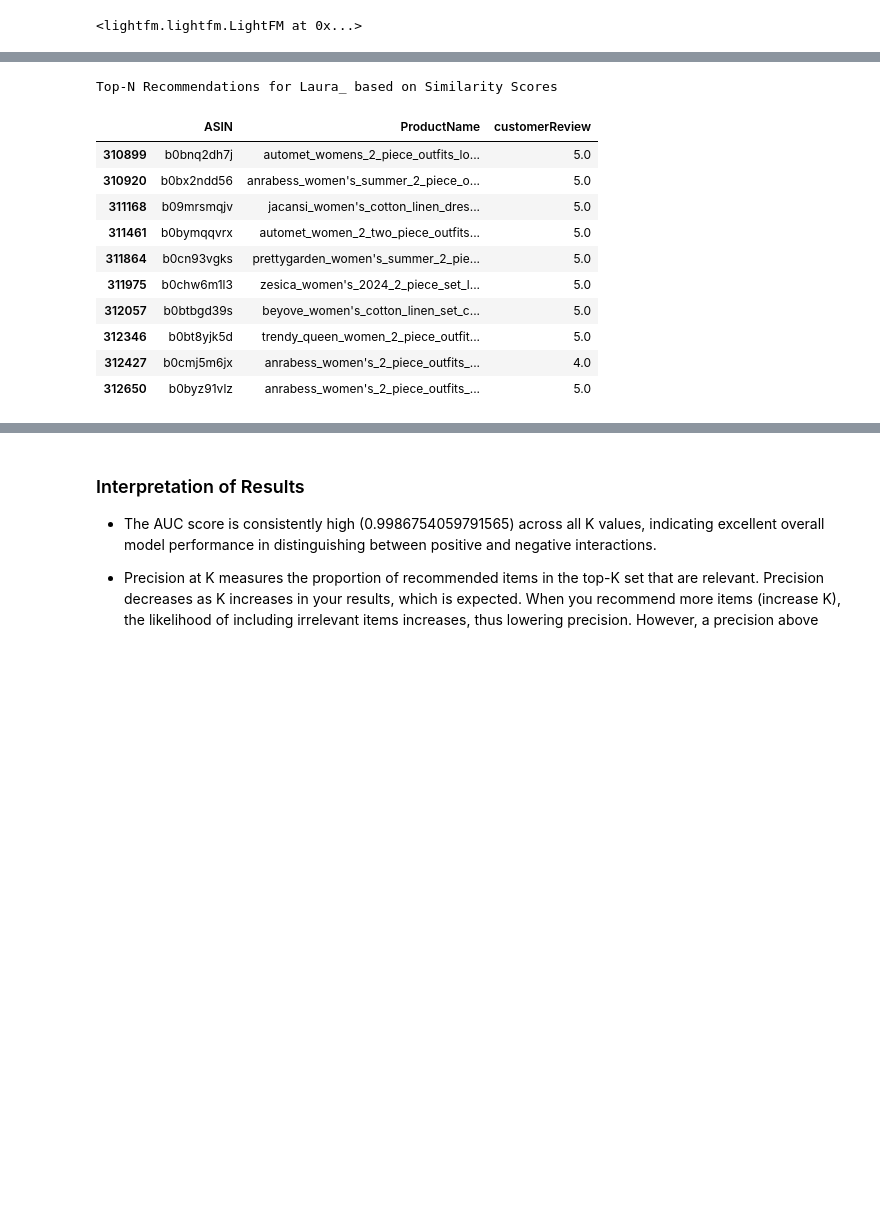
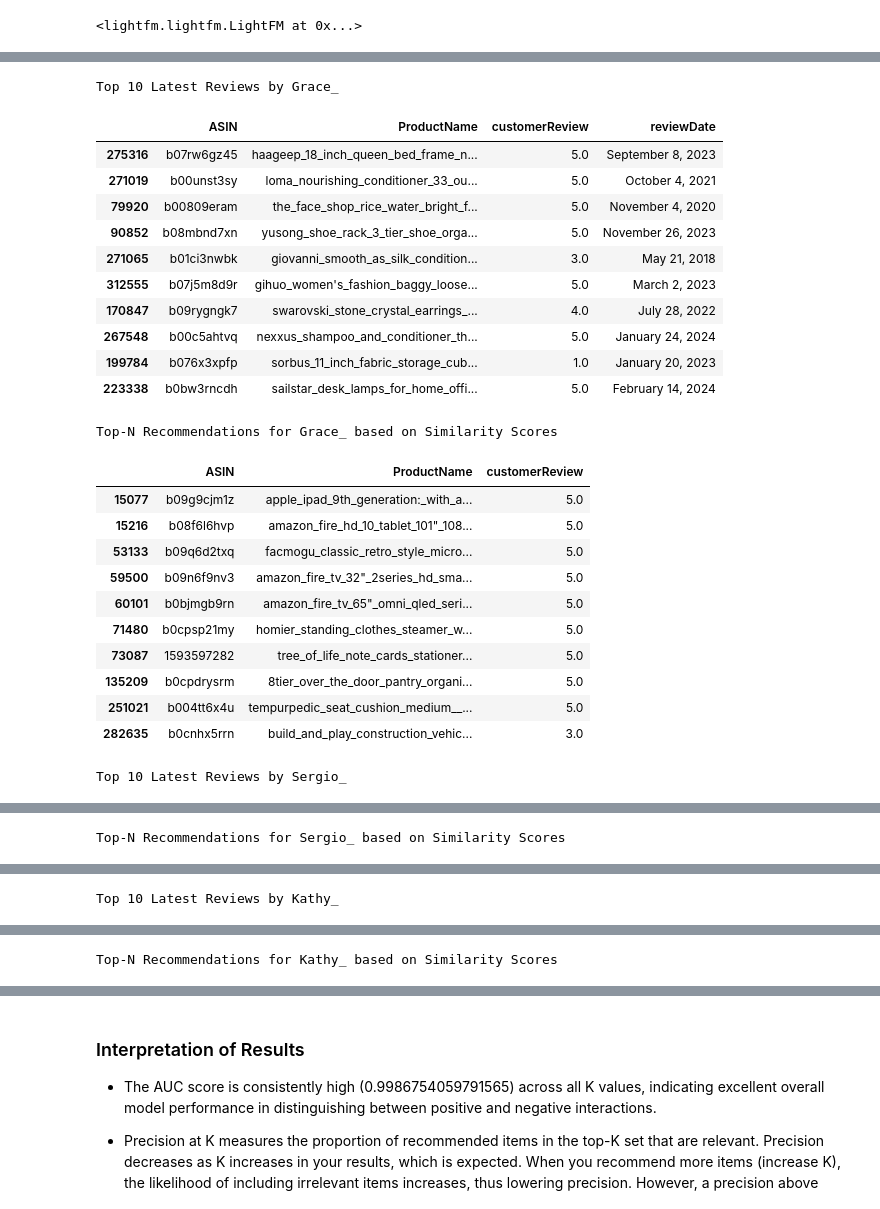
Before and after one commit to K-Winkles/kaban-multimodel-recommender, a Jupyter notebook: dev/main.ipynb, the cells around one changed output, grey strips where cells are left out. Cells and saved outputs as stored; diff of their text form; code cells hidden in the pictures; blank space fills up the shorter version.

```diff
--- a/dev/main.ipynb
+++ b/dev/main.ipynb
@@ -810,7 +784,0 @@ def get_top_n_recommendations_with_latest_transactions(model, dataset, user_id,
-# %%
-uid = 'Laura_'
-
-reviews_df = reviews_df.reset_index()
-print(f"Top 10 Latest Reviews by {uid}")
-reviewer_reviews_df = reviews_df[reviews_df['reviewerID'] == uid][['ASIN','ProductName','customerReview','reviewDate']]
-reviewer_reviews_df.sort_values(by='reviewDate', ascending=False).head(10)
@@ -830,24 +828,53 @@ Top 10 Latest Reviews by Laura_
 # %%
-user_profile = calculate_user_profile(uid, udf, items_df)
-user_history = reviews_df[reviews_df['reviewerID'] == uid]['ASIN'].unique()
-recommendations = get_recommendations(user_profile, items_df, 10, user_history, False, 'cos')
+try:
+    reviews_df = reviews_df.reset_index()
+except:
+    pass
 
-top_recommendation_asins = list(recommendations.keys())
-recommended_products_df = reviews_df[reviews_df['ASIN'].isin(top_recommendation_asins)].drop_duplicates(subset=['ASIN'])
+iter = 0
+for uid in userids:
+    print(f"Top 10 Latest Reviews by {uid}")
+    reviewer_reviews_df = reviews_df[reviews_df['reviewerID'] == uid][['ASIN','ProductName','customerReview','reviewDate']]
+    user_reviews = reviewer_reviews_df.sort_values(by='reviewDate', ascending=False).head(10)
+    display(user_reviews)
 
-recommended_products_names = recommended_products_df[['ASIN', 'ProductName', 'customerReview']].drop_duplicates()
-print(f'Top-N Recommendations for {uid} based on Similarity Scores')
-recommended_products_names
+    user_profile = calculate_user_profile(uid, udf, items_df)
+    user_history = reviews_df[reviews_df['reviewerID'] == uid]['ASIN'].unique()
+    recommendations = get_recommendations(user_profile, items_df, 10, user_history, False, 'cos')
+
+    top_recommendation_asins = list(recommendations.keys())
+    recommended_products_df = reviews_df[reviews_df['ASIN'].isin(top_recommendation_asins)].drop_duplicates(subset=['ASIN'])
+
+    recommended_products_names = recommended_products_df[['ASIN', 'ProductName', 'customerReview']].drop_duplicates()
+    print(f'Top-N Recommendations for {uid} based on Similarity Scores')
+    display(recommended_products_names)
+
+    iter += 1
+
+    if iter == 3: break
 # %% [output]
-Top-N Recommendations for Laura_ based on Similarity Scores
+Top 10 Latest Reviews by Grace_
-|  | ASIN | ProductName | customerReview |
-| 310899 | b0bnq2dh7j | automet_womens_2_piece_outfits_lo... | 5.0 |
-| 310920 | b0bx2ndd56 | anrabess_women's_summer_2_piece_o... | 5.0 |
-| 311168 | b09mrsmqjv | jacansi_women's_cotton_linen_dres... | 5.0 |
-| 311461 | b0bymqqvrx | automet_women_2_two_piece_outfits... | 5.0 |
-| 311864 | b0cn93vgks | prettygarden_women's_summer_2_pie... | 5.0 |
-| 311975 | b0chw6m1l3 | zesica_women's_2024_2_piece_set_l... | 5.0 |
-| 312057 | b0btbgd39s | beyove_women's_cotton_linen_set_c... | 5.0 |
-| 312346 | b0bt8yjk5d | trendy_queen_women_2_piece_outfit... | 5.0 |
-| 312427 | b0cmj5m6jx | anrabess_women's_2_piece_outfits_... | 4.0 |
-| 312650 | b0byz91vlz | anrabess_women's_2_piece_outfits_... | 5.0 |
+|  | ASIN | ProductName | customerReview | reviewDate |
+| 275316 | b07rw6gz45 | haageep_18_inch_queen_bed_frame_n... | 5.0 | September 8, 2023 |
+| 271019 | b00unst3sy | loma_nourishing_conditioner_33_ou... | 5.0 | October 4, 2021 |
+| 79920 | b00809eram | the_face_shop_rice_water_bright_f... | 5.0 | November 4, 2020 |
+| 90852 | b08mbnd7xn | yusong_shoe_rack_3_tier_shoe_orga... | 5.0 | November 26, 2023 |
+| 271065 | b01ci3nwbk | giovanni_smooth_as_silk_condition... | 3.0 | May 21, 2018 |
+| 312555 | b07j5m8d9r | gihuo_women's_fashion_baggy_loose... | 5.0 | March 2, 2023 |
+| 170847 | b09rygngk7 | swarovski_stone_crystal_earrings_... | 4.0 | July 28, 2022 |
+| 267548 | b00c5ahtvq | nexxus_shampoo_and_conditioner_th... | 5.0 | January 24, 2024 |
+| 199784 | b076x3xpfp | sorbus_11_inch_fabric_storage_cub... | 1.0 | January 20, 2023 |
+| 223338 | b0bw3rncdh | sailstar_desk_lamps_for_home_offi... | 5.0 | February 14, 2024 |
+Top-N Recommendations for Grace_ based on Similarity Scores
+|  | ASIN | ProductName | customerReview |
+| 15077 | b09g9cjm1z | apple_ipad_9th_generation:_with_a... | 5.0 |
+| 15216 | b08f6l6hvp | amazon_fire_hd_10_tablet_101"_108... | 5.0 |
+| 53133 | b09q6d2txq | facmogu_classic_retro_style_micro... | 5.0 |
+| 59500 | b09n6f9nv3 | amazon_fire_tv_32"_2series_hd_sma... | 5.0 |
+| 60101 | b0bjmgb9rn | amazon_fire_tv_65"_omni_qled_seri... | 5.0 |
+| 71480 | b0cpsp21my | homier_standing_clothes_steamer_w... | 5.0 |
+| 73087 | 1593597282 | tree_of_life_note_cards_stationer... | 5.0 |
+| 135209 | b0cpdrysrm | 8tier_over_the_door_pantry_organi... | 5.0 |
+| 251021 | b004tt6x4u | tempurpedic_seat_cushion_medium__... | 5.0 |
+| 282635 | b0cnhx5rrn | build_and_play_construction_vehic... | 3.0 |
+Top 10 Latest Reviews by Sergio_
@@ -853,0 +892 @@ Top-N Recommendations for Laura_ based on Similarity Scores
+Top-N Recommendations for Sergio_ based on Similarity Scores
@@ -853,0 +904 @@ Top-N Recommendations for Laura_ based on Similarity Scores
+Top 10 Latest Reviews by Kathy_
@@ -853,0 +916 @@ Top-N Recommendations for Laura_ based on Similarity Scores
+Top-N Recommendations for Kathy_ based on Similarity Scores
```
Also changed, not shown: parts of 12 cells of this notebook, 1 other file.
